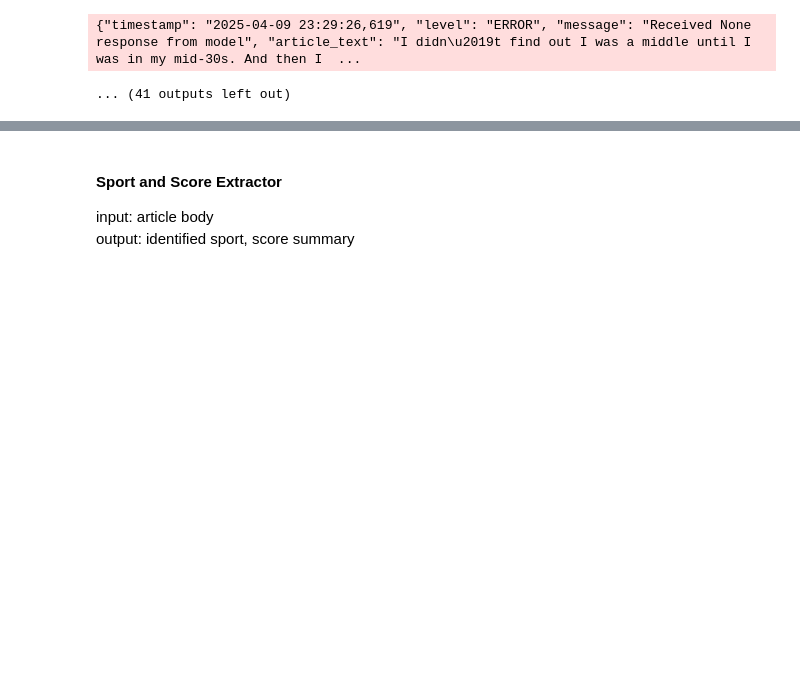
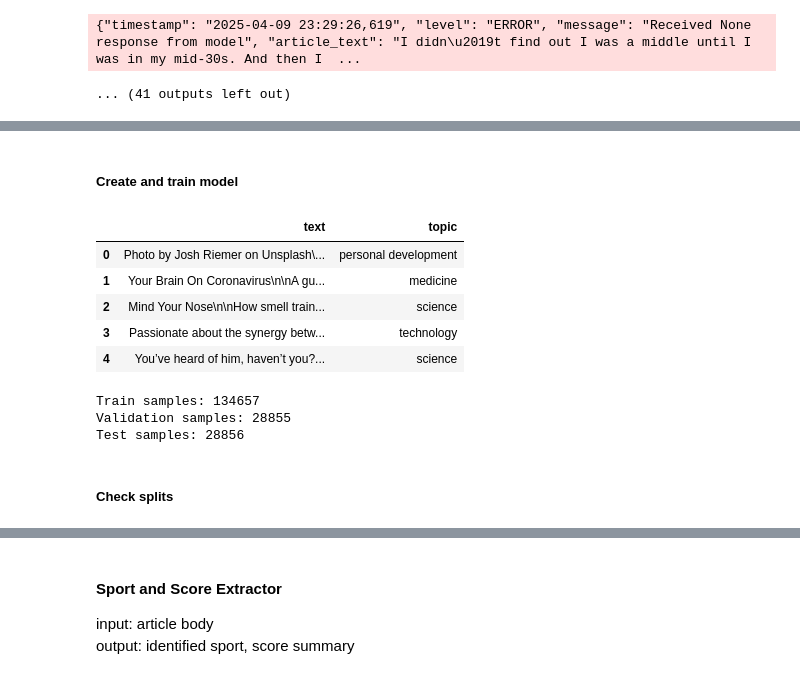
Before and after one commit to m-dunbar/article-parsing-toolset, a Jupyter notebook: Project-3.Article_Parsing_Toolset.ipynb, the cells around one changed output, grey strips where cells are left out. Drawn from its saved outputs; the diff is of its cells as text; code cells hidden in the pictures; blank space fills up the shorter version.

```diff
--- a/Project-3.Article_Parsing_Toolset.ipynb
+++ b/Project-3.Article_Parsing_Toolset.ipynb
@@ -729,0 +810,2 @@ Next, train a less expensive model like BERT to perform the Topic identification
+# %% [markdown]
+##### Create and train model
@@ -729,0 +824,45 @@ Next, train a less expensive model like BERT to perform the Topic identification
+# %%
+bert_df.head()
+# %% [output]
+|  | text | topic |
+| 0 | Photo by Josh Riemer on Unsplash\... | personal development |
+| 1 | Your Brain On Coronavirus\n\nA gu... | medicine |
+| 2 | Mind Your Nose\n\nHow smell train... | science |
+| 3 | Passionate about the synergy betw... | technology |
+| 4 | You’ve heard of him, haven’t you?... | science |
+# %%
+import pandas as pd
+import tensorflow as tf
+from sklearn.preprocessing import LabelEncoder
+
+BATCH_SIZE = 32
+
+# Fit label encoder on all labels
+label_encoder = LabelEncoder()
+label_encoder.fit(pd.concat([train["topic"], validate["topic"], test["topic"]]))
+
+# Encode the labels
+train_labels = label_encoder.transform(train["topic"])
+val_labels   = label_encoder.transform(validate["topic"])
+test_labels  = label_encoder.transform(test["topic"])
+
+# Convert DataFrames to tf.data.Dataset
+raw_train_ds = tf.data.Dataset.from_tensor_slices((train["text"].values, train_labels))
+val_ds       = tf.data.Dataset.from_tensor_slices((validate["text"].values, val_labels))
+test_ds      = tf.data.Dataset.from_tensor_slices((test["text"].values, test_labels))
+
+# Shuffle and batch the training set
+raw_train_ds = raw_train_ds.shuffle(buffer_size=len(train)).batch(BATCH_SIZE).prefetch(tf.data.AUTOTUNE)
+val_ds       = val_ds.batch(BATCH_SIZE).prefetch(tf.data.AUTOTUNE)
+test_ds      = test_ds.batch(BATCH_SIZE).prefetch(tf.data.AUTOTUNE)
+
+# Print dataset sizes (samples, not batches)
+print(f"Train samples: {train.shape[0]}")
+print(f"Validation samples: {validate.shape[0]}")
+print(f"Test samples: {test.shape[0]}")
+# %% [output]
+Train samples: 134657
+Validation samples: 28855
+Test samples: 28856
+# %% [markdown]
+##### Check splits
```
Also changed, not shown: parts of 25 cells of this notebook.
